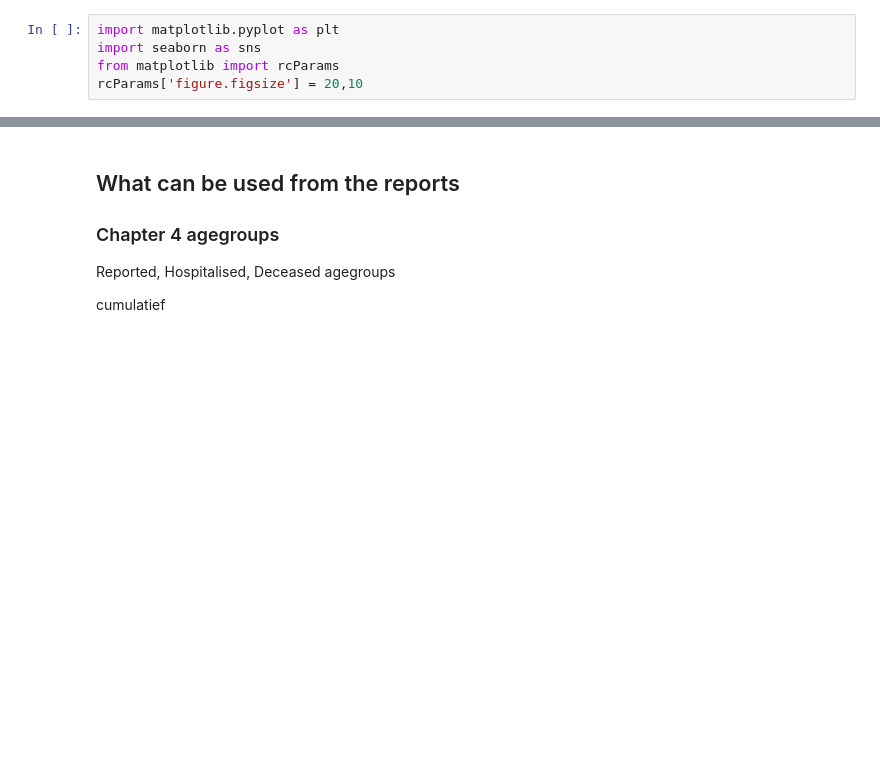
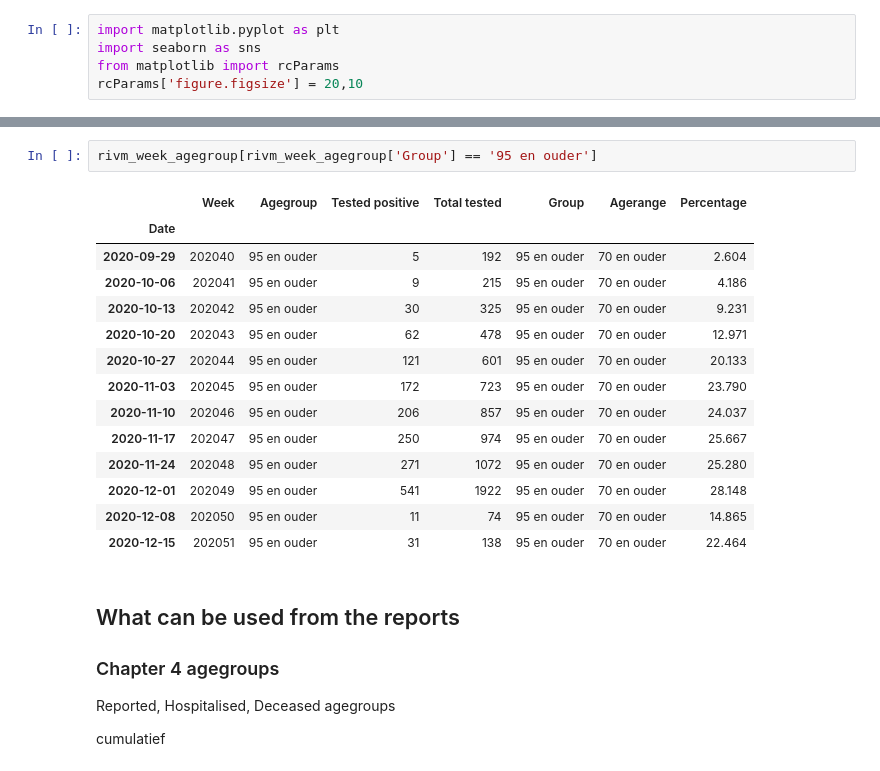
Before and after one commit to cjvanzwol/covid, a Jupyter notebook: Weekreports.ipynb, the cells around one changed output, grey strips where cells are left out. Cells and saved outputs as stored; diff of their text form; blank space fills up the shorter version.

```diff
--- a/Weekreports.ipynb
+++ b/Weekreports.ipynb
@@ -127,3 +160,20 @@ plt.show(); # shows the plot.
+# %%
+rivm_week_agegroup[rivm_week_agegroup['Group'] == '95 en ouder']
+# %% [output]
+|  | Week | Agegroup | Tested positive | Total tested | Group | Agerange | Percentage |
+| Date |  |  |  |  |  |  |  |
+| 2020-09-29 | 202040 | 95 en ouder | 5 | 192 | 95 en ouder | 70 en ouder | 2.604 |
+| 2020-10-06 | 202041 | 95 en ouder | 9 | 215 | 95 en ouder | 70 en ouder | 4.186 |
+| 2020-10-13 | 202042 | 95 en ouder | 30 | 325 | 95 en ouder | 70 en ouder | 9.231 |
+| 2020-10-20 | 202043 | 95 en ouder | 62 | 478 | 95 en ouder | 70 en ouder | 12.971 |
+| 2020-10-27 | 202044 | 95 en ouder | 121 | 601 | 95 en ouder | 70 en ouder | 20.133 |
+| 2020-11-03 | 202045 | 95 en ouder | 172 | 723 | 95 en ouder | 70 en ouder | 23.790 |
+| 2020-11-10 | 202046 | 95 en ouder | 206 | 857 | 95 en ouder | 70 en ouder | 24.037 |
+| 2020-11-17 | 202047 | 95 en ouder | 250 | 974 | 95 en ouder | 70 en ouder | 25.667 |
+| 2020-11-24 | 202048 | 95 en ouder | 271 | 1072 | 95 en ouder | 70 en ouder | 25.280 |
+| 2020-12-01 | 202049 | 95 en ouder | 541 | 1922 | 95 en ouder | 70 en ouder | 28.148 |
+| 2020-12-08 | 202050 | 95 en ouder | 11 | 74 | 95 en ouder | 70 en ouder | 14.865 |
+| 2020-12-15 | 202051 | 95 en ouder | 31 | 138 | 95 en ouder | 70 en ouder | 22.464 |
 # %% [markdown]
 ## What can be used from the reports
 
```
Also changed, not shown: parts of 9 cells of this notebook, 34 other files.
